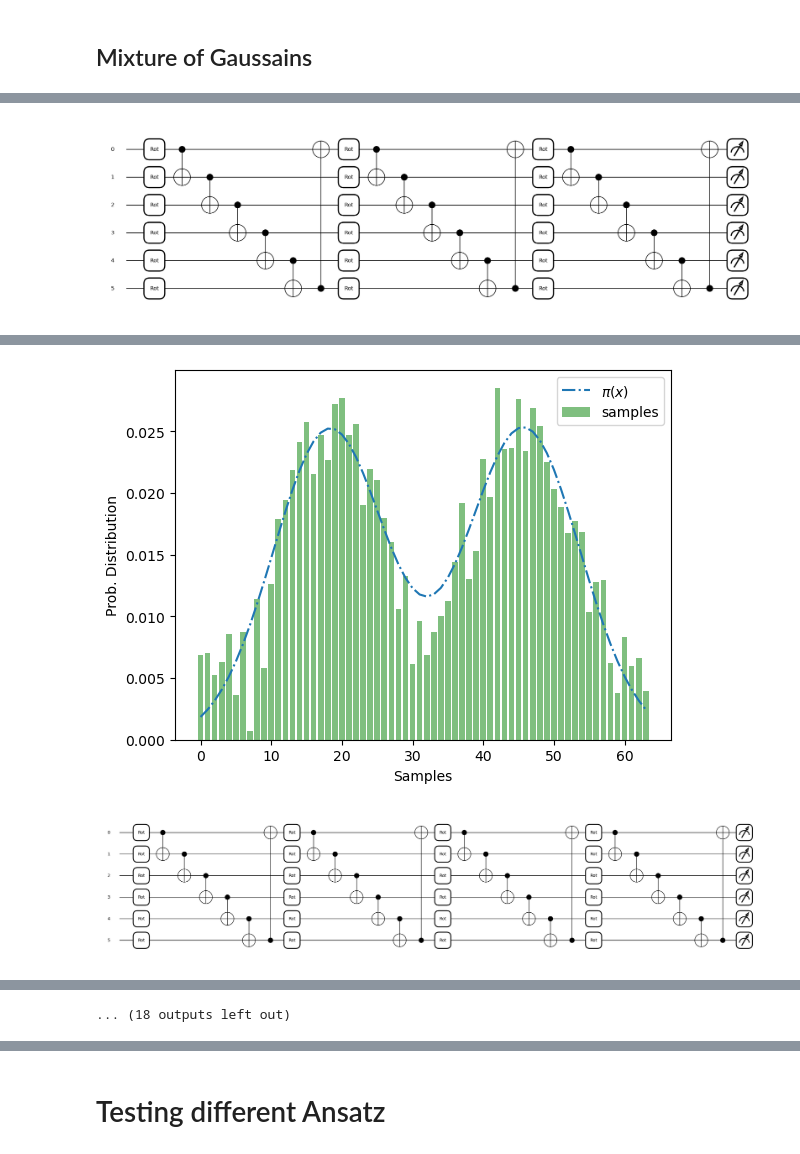
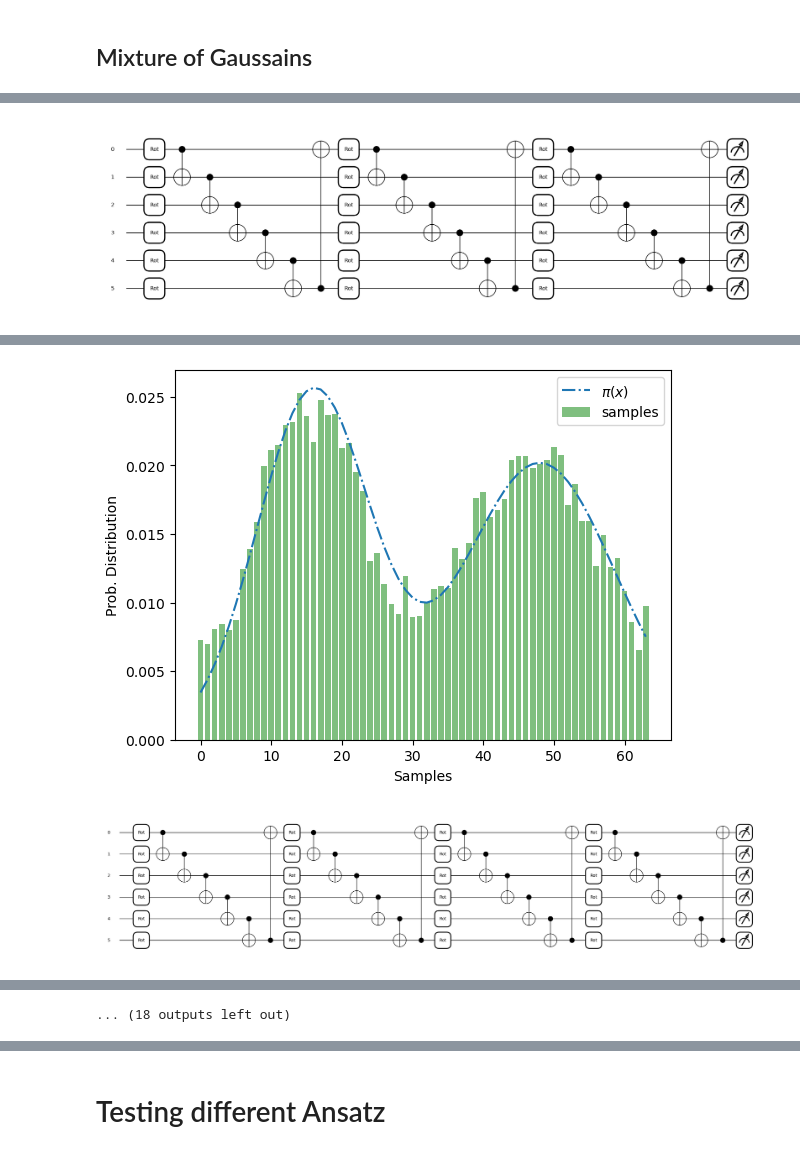
Before and after one commit to noorainnoorani/QCBM_HeavyTails, a Jupyter notebook: QCBM Pennylane Ansatz Test.ipynb, the cells around one changed output, grey strips where cells are left out. Drawn from its saved outputs; the diff is of its cells as text; code cells hidden in the pictures.

```diff
--- a/QCBM Pennylane Ansatz Test.ipynb
+++ b/QCBM Pennylane Ansatz Test.ipynb
@@ -55,8 +29,8 @@ def mixture_gaussian_pdf(x, mus, sigmas):
 n_qubits = 6
 x_max = 2**n_qubits
 x_input = np.arange(x_max)
-mus = [(2 / 7) * x_max, (5 / 7) * x_max]
-sigmas = [x_max / 8] * 2
+mus = [(1 / 4) * x_max, (3 / 4) * x_max]
+sigmas = [x_max / 8, x_max/6]
 data = mixture_gaussian_pdf(x_input, mus, sigmas)
 
 plt.plot(data, label=r"$\pi(x)$")
@@ -95,24 +629,23 @@ def QCBM_N_layers_run(n_layers = 4):
 
     history = []
     divs = []
-    n_iterations = int(200 / n_layers)
+    n_iterations = 200
+    #n_iterations = int(200 / n_layers)
 
-    @jax.jit
-    def update_step(params, opt_state):
-        (loss_val, qcbm_probs), grads = jax.value_and_grad(qcbm.mmd_loss, has_aux=True)(params)
-        updates, opt_state = opt.update(grads, opt_state)
-        params = optax.apply_updates(params, updates)
-        kl_div = -jnp.sum(qcbm.py * jnp.nan_to_num(jnp.log(qcbm_probs / qcbm.py)))
-        return params, opt_state, loss_val, kl_div
 
     for i in range(n_iterations):
-        weights, opt_state, loss_val, kl_div = update_step(weights, opt_state)
+        (loss_val, qcbm_probs), grads = jax.value_and_grad(qcbm.loss_fn, has_aux=True)(weights)
+        updates, opt_state = opt.update(grads, opt_state)
+        weights = optax.apply_updates(weights, updates)
+        kl_div = -jnp.sum(qcbm.py * jnp.nan_to_num(jnp.log(qcbm_probs / qcbm.py)))
+        # weights, opt_state, loss_val, kl_div = update_step(weights, opt_state)
 
-        # if i % 10 == 0:
-        print(f"Step: {i} Loss: {loss_val:.4f} KL-div: {kl_div:.4f}")
+        if i % 10 == 0:
+            print(f"Step: {i} Loss: {loss_val:.4f} KL-div: {kl_div:.4f}")
 
         history.append(loss_val)
         divs.append(kl_div)
+
 
     qcbm_probs = qcbm.circ(weights)
 
@@ -124,9 +657,16 @@ def QCBM_N_layers_run(n_layers = 4):
 
     plt.legend()
     plt.show()
+
+    return history, divs
 # %%
 nLayers_test = [1,2,3,4,5,6,7,8,9,10]
-for test in nLayers_test:
-    QCBM_N_layers_run(n_layers = test)
+hist_layers = []
+divs_layers = []
+
+for test in tqdm(nLayers_test):
+    history, divs = QCBM_N_layers_run(n_layers = test)
+    hist_layers.append(history)
+    divs_layers.append(divs)
 # %% [output]
 [figure]
@@ -188,2 +728,2 @@ Step: 65 Loss: 0.0003 KL-div: 0.0407
-[figure, old version]
+[figure, new version]
 [figure]
```
Also changed, not shown: parts of 30 cells of this notebook, 3 other files.
